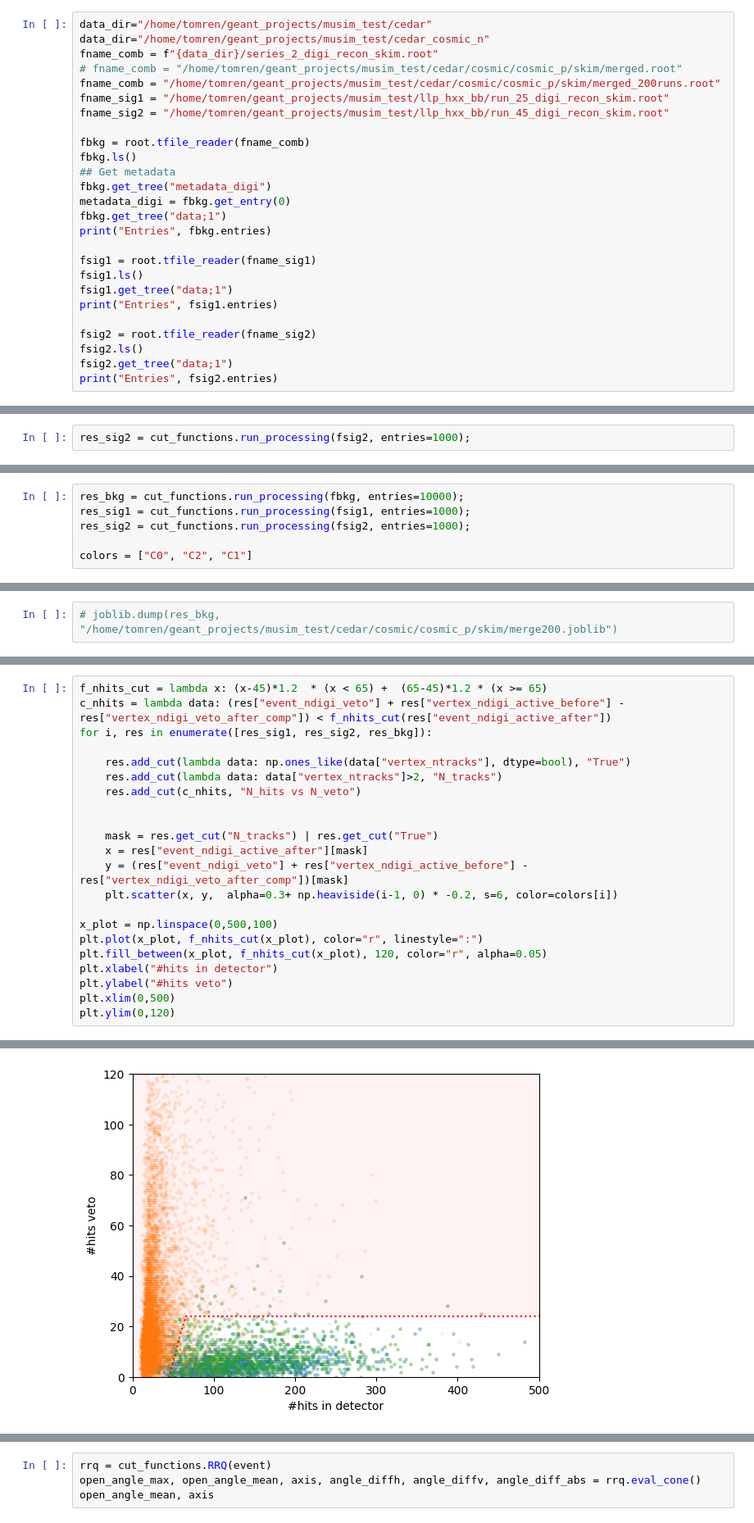
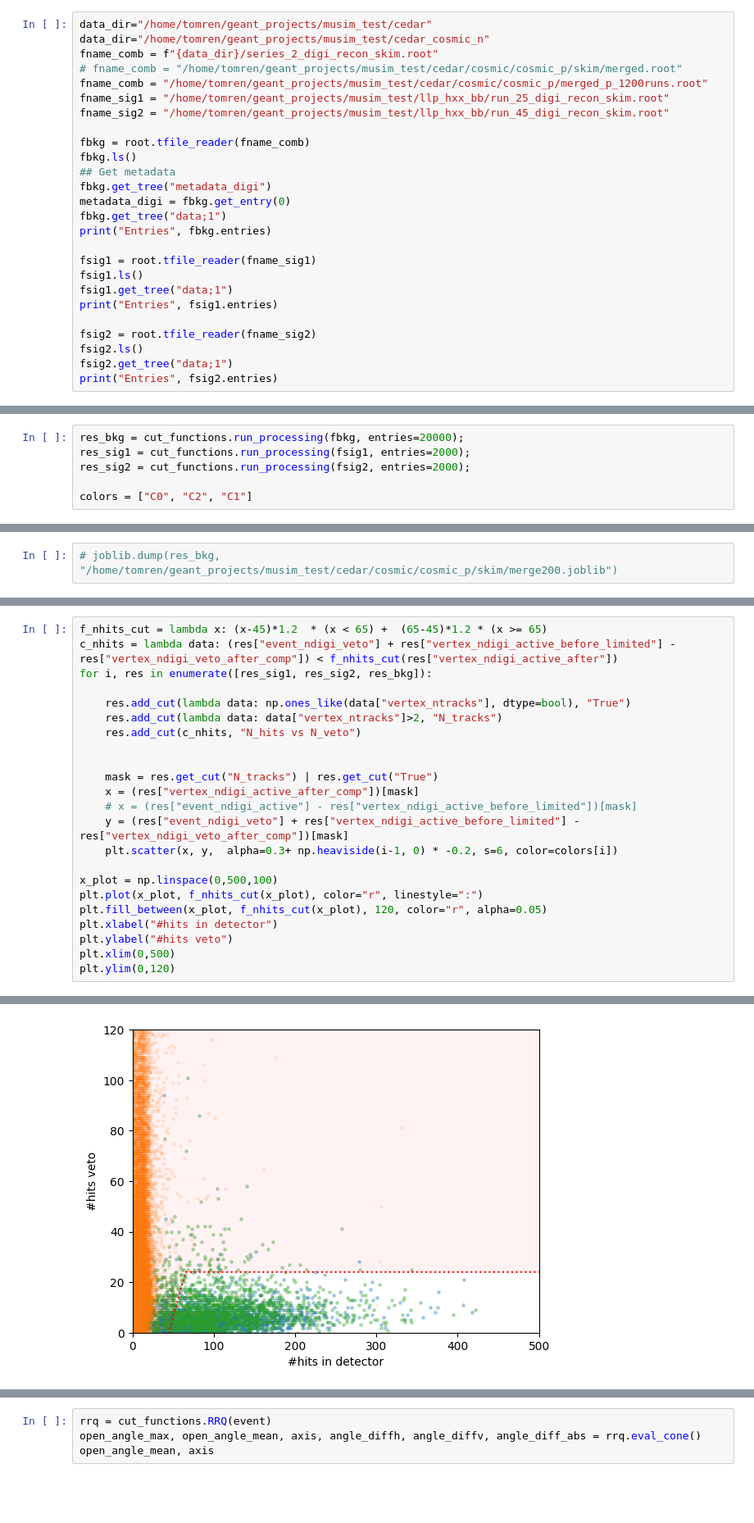
Before and after one commit to EdmondRen/mathusla-newsim, a Jupyter notebook: studies/mathusla40/cosmic_p/2.cut_dev.ipynb, the cells around one changed output, grey strips where cells are left out. Shown at 82% size. Drawn from its saved outputs; the diff is of its cells as text; blank space fills up the shorter version.

```diff
--- a/studies/mathusla40/cosmic_p/2.cut_dev.ipynb
+++ b/studies/mathusla40/cosmic_p/2.cut_dev.ipynb
@@ -30,7 +30,7 @@ data_dir="/home/tomren/geant_projects/musim_test/cedar"
 data_dir="/home/tomren/geant_projects/musim_test/cedar_cosmic_n"
 fname_comb = f"{data_dir}/series_2_digi_recon_skim.root"
 # fname_comb = "/home/tomren/geant_projects/musim_test/cedar/cosmic/cosmic_p/skim/merged.root"
-fname_comb = "/home/tomren/geant_projects/musim_test/cedar/cosmic/cosmic_p/skim/merged_200runs.root"
+fname_comb = "/home/tomren/geant_projects/musim_test/cedar/cosmic/cosmic_p/merged_p_1200runs.root"
 fname_sig1 = "/home/tomren/geant_projects/musim_test/llp_hxx_bb/run_25_digi_recon_skim.root"
 fname_sig2 = "/home/tomren/geant_projects/musim_test/llp_hxx_bb/run_45_digi_recon_skim.root"
 
@@ -69,5 +69,3 @@ TFile**         /home/tomren/geant_projects/musim_test/cedar/cosmic/cosmic_p/ski
   KEY: TTree    metadata_digi;1 Metadata for digitization
   KEY: TTree    metadata_recon;1        Simulation metadata
   KEY: TTree    data;1  Reconstruction Tree Skimmed
-# %%
-res_sig2 = cut_functions.run_processing(fsig2, entries=1000);
@@ -77,6 +72,6 @@ Finished
 # %%
-res_bkg = cut_functions.run_processing(fbkg, entries=10000);
-res_sig1 = cut_functions.run_processing(fsig1, entries=1000);
-res_sig2 = cut_functions.run_processing(fsig2, entries=1000);
+res_bkg = cut_functions.run_processing(fbkg, entries=20000);
+res_sig1 = cut_functions.run_processing(fsig1, entries=2000);
+res_sig2 = cut_functions.run_processing(fsig2, entries=2000);
 
 colors = ["C0", "C2", "C1"]
@@ -93,25 +95,26 @@ plt.show()
 # %%
 f_nhits_cut = lambda x: (x-45)*1.2  * (x < 65) +  (65-45)*1.2 * (x >= 65)
-c_nhits = lambda data: (res["event_ndigi_veto"] + res["vertex_ndigi_active_before"] - res["vertex_ndigi_veto_after_comp"]) < f_nhits_cut(res["event_ndigi_active_after"])
+c_nhits = lambda data: (res["event_ndigi_veto"] + res["vertex_ndigi_active_before_limited"] - res["vertex_ndigi_veto_after_comp"]) < f_nhits_cut(res["vertex_ndigi_active_after"])
 for i, res in enumerate([res_sig1, res_sig2, res_bkg]):
 
     res.add_cut(lambda data: np.ones_like(data["vertex_ntracks"], dtype=bool), "True")
     res.add_cut(lambda data: data["vertex_ntracks"]>2, "N_tracks")
     res.add_cut(c_nhits, "N_hits vs N_veto")
 
 
     mask = res.get_cut("N_tracks") | res.get_cut("True")
-    x = res["event_ndigi_active_after"][mask]
-    y = (res["event_ndigi_veto"] + res["vertex_ndigi_active_before"] - res["vertex_ndigi_veto_after_comp"])[mask]
+    x = (res["vertex_ndigi_active_after_comp"])[mask]
+    # x = (res["event_ndigi_active"] - res["vertex_ndigi_active_before_limited"])[mask]
+    y = (res["event_ndigi_veto"] + res["vertex_ndigi_active_before_limited"] - res["vertex_ndigi_veto_after_comp"])[mask]
     plt.scatter(x, y,  alpha=0.3+ np.heaviside(i-1, 0) * -0.2, s=6, color=colors[i])
 
 x_plot = np.linspace(0,500,100)
 plt.plot(x_plot, f_nhits_cut(x_plot), color="r", linestyle=":")
 plt.fill_between(x_plot, f_nhits_cut(x_plot), 120, color="r", alpha=0.05)
 plt.xlabel("#hits in detector")
 plt.ylabel("#hits veto")
 plt.xlim(0,500)
 plt.ylim(0,120)
 # %% [output]
 (0.0, 120.0)
-[figure, old version]
+[figure, new version]
```
Also changed, not shown: parts of 17 cells of this notebook, 1 other file.
